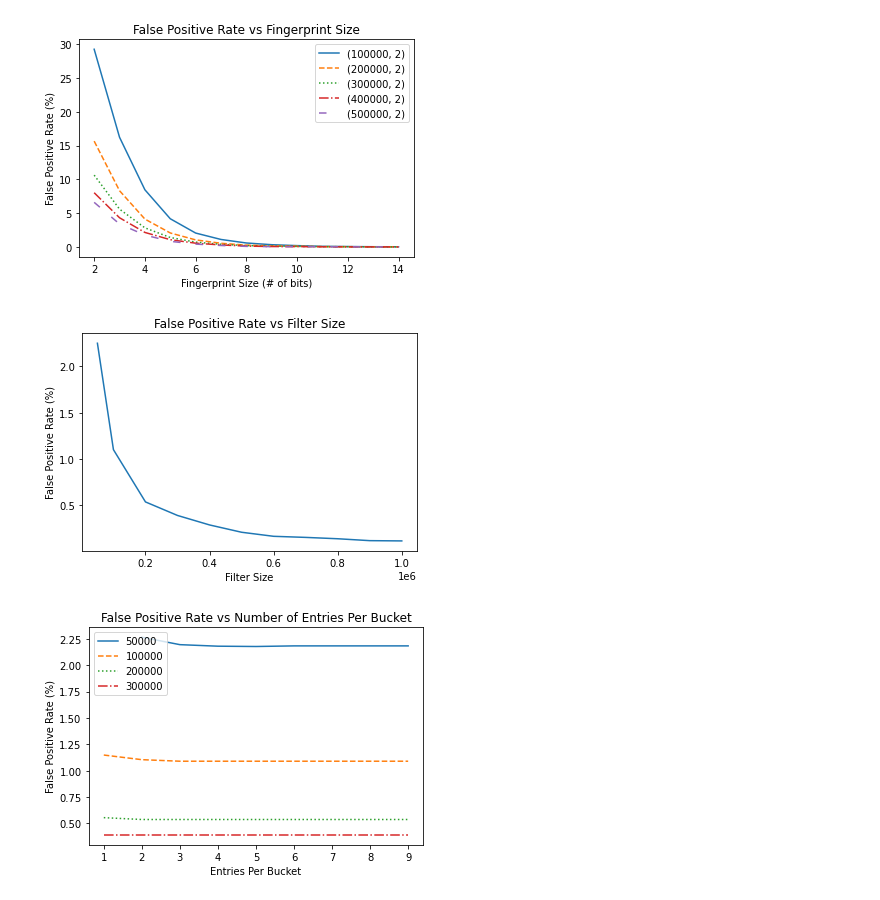
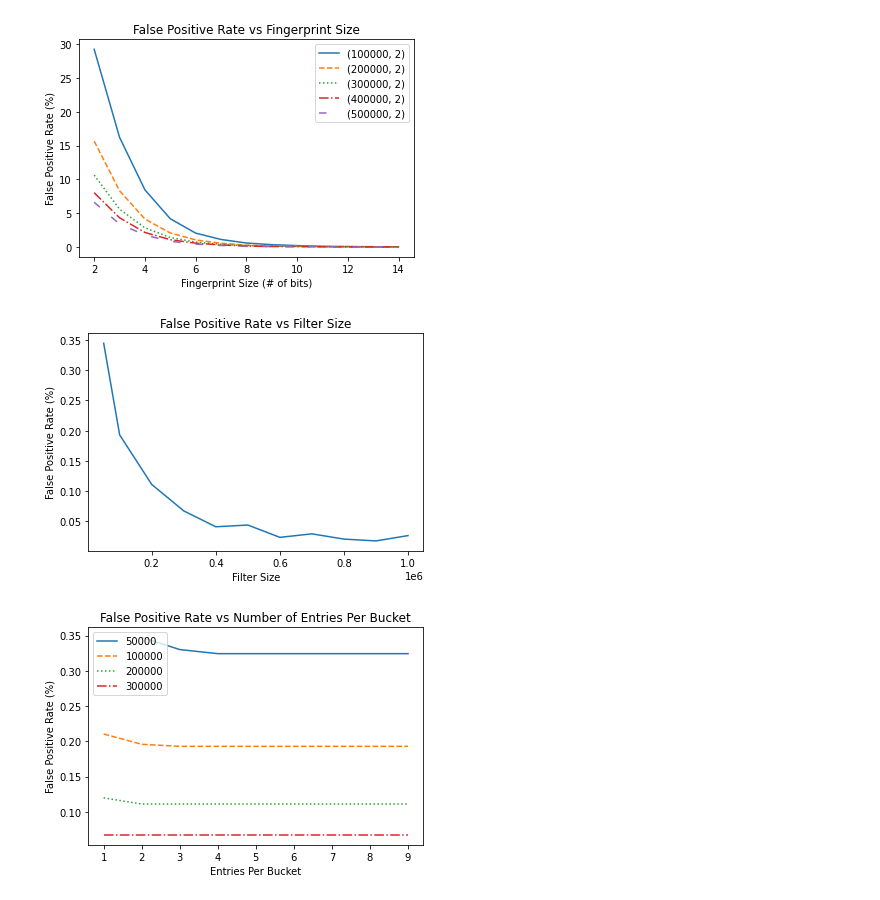
Before and after one commit to adamggibbs/data-structures-data-streams-project, a Jupyter notebook: CuckooFilter.ipynb, the cells around one changed output. Drawn from its saved outputs; the diff is of its cells as text; code cells hidden in the pictures.

Commit message:
Cuckoo Filter with Experiments.

```diff
--- a/CuckooFilter.ipynb
+++ b/CuckooFilter.ipynb
@@ -232,7 +232,7 @@ class ExtendedCuckooFilter():
 
 
     # CONSTRUCTOR
-    def __init__(self, bucket_size, entries_per_bucket, fingerprint_size=7, k=5):
+    def __init__(self, bucket_size, entries_per_bucket, fingerprint_size=10, k=5):
         # calculate the mod value for fingerprint
         self.fingerprint_mod = 2**(fingerprint_size)
         # store values specifying shape of array
@@ -562,30 +562,3 @@ Delete mirror? True
 
 Lookup abortion? False
 Lookup mirror? False
-# %%
-
-cfe = ExtendedCuckooFilter(16000000, 5)
-
-count = 0
-added = 0
-not_added = 0
-
-
-with open('kosarak.dat', 'rt') as data_stream:
-    start_time = time.time()
-    for line in data_stream:
-        for element in line.split():
-            count += 1
-            add = cfe.insert(element)
-            if add:
-                added += 1
-            else:
-                not_added += 1
-
-end_time = time.time() - start_time
-print(end_time)
-
-print("Total insertions: " + str(count))
-print("Successful Insertions (including entries already added: " + str(added))
-print("Unsuccessfulo Insertions: " + str(not_added))
-print("Average insertion time: " + str(round(end_time * 1000 / count, 5)) + str("ms"))
@@ -718,7 +691,7 @@ plt.ylabel("False Positive Rate (%)")
 
 plt.show()
 # %% [output]
-[figure, old version]
+[figure, new version]
 # %%
 sizes = [50000, 100000, 200000, 300000]
 entries = range(1,10)
@@ -731,42 +704,42 @@ for size in sizes:
             outputs[index].append(np.NaN)
             continue
 
-        cf = ExtendedCuckooFilter(size, entry)
+        cfe = ExtendedCuckooFilter(size, entry)
 
         count = 0
         with open('vocab.nytimes.txt', 'rt') as data_stream:
             for line in data_stream:
                 for element in line.split():
                     if not count % 3 == 0:
-                        cf.insert(element)
+                        cfe.insert(element)
                     count += 1
 
         false_pos = 0
         checked = 0
         count = 0
         with open('vocab.nytimes.txt', 'rt') as data_stream:
             for line in data_stream:
                 for element in line.split():
                     if count % 3 == 0:
                         checked += 1
-                        if cf.lookup(element):
+                        if cfe.lookup(element):
                             false_pos += 1
                     count += 1
 
         outputs[index].append(round(false_pos * 100 / checked, 4))
     index += 1
 
 # styles for line graph lines
 line_styles = ["solid", "dashed", "dotted", "dashdot"]
 
 for i in range(0,len(sizes)):
     plt.plot(entries, outputs[i], label=str(sizes[i]), linestyle=line_styles[i])
 
 plt.title("False Positive Rate vs Number of Entries Per Bucket")
 plt.xlabel("Entries Per Bucket")
 plt.ylabel("False Positive Rate (%)")
 plt.legend()
 
 plt.show()
 # %% [output]
-[figure, old version]
+[figure, new version]
```
Also changed, not shown: parts of 12 cells of this notebook, 6 other files.
